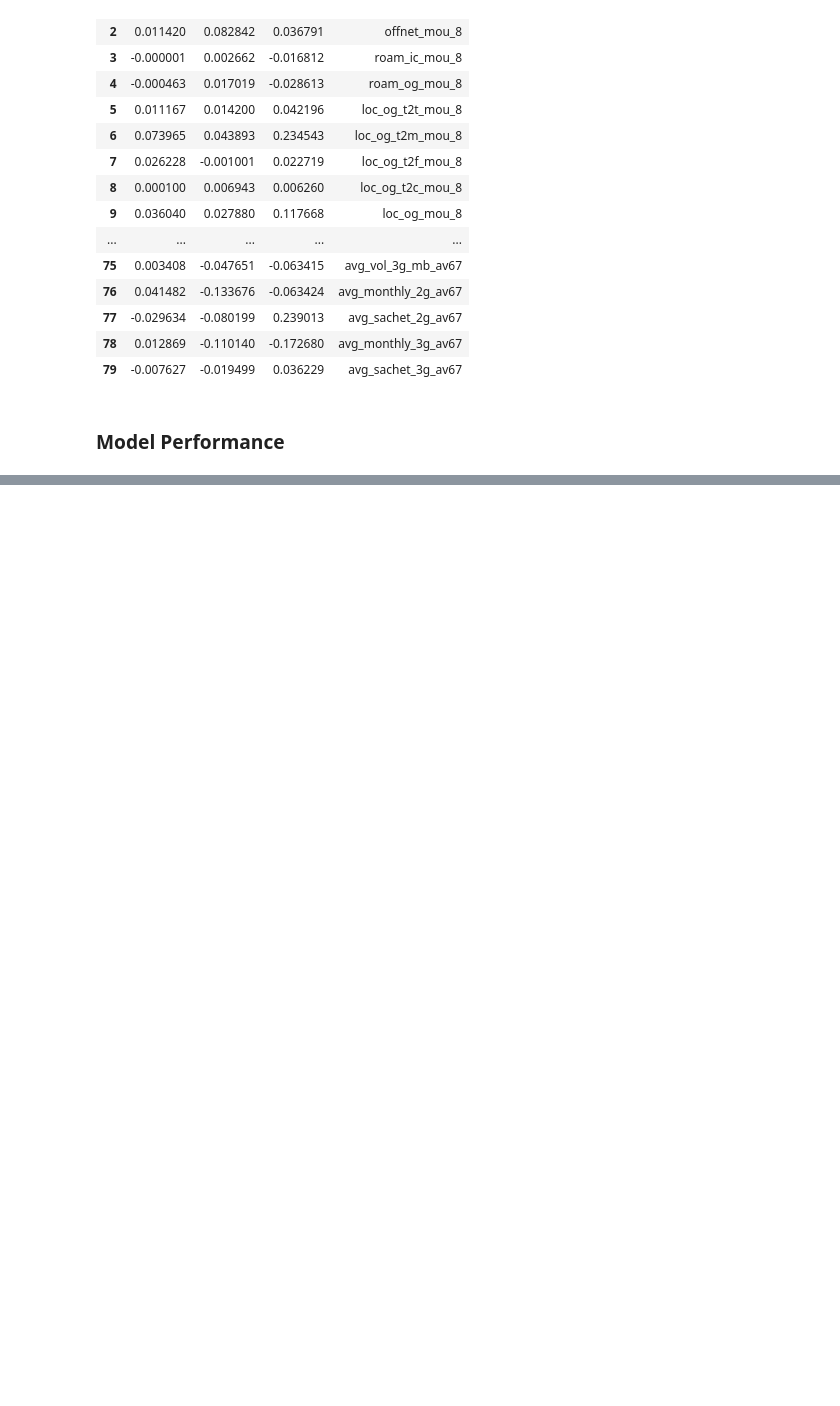
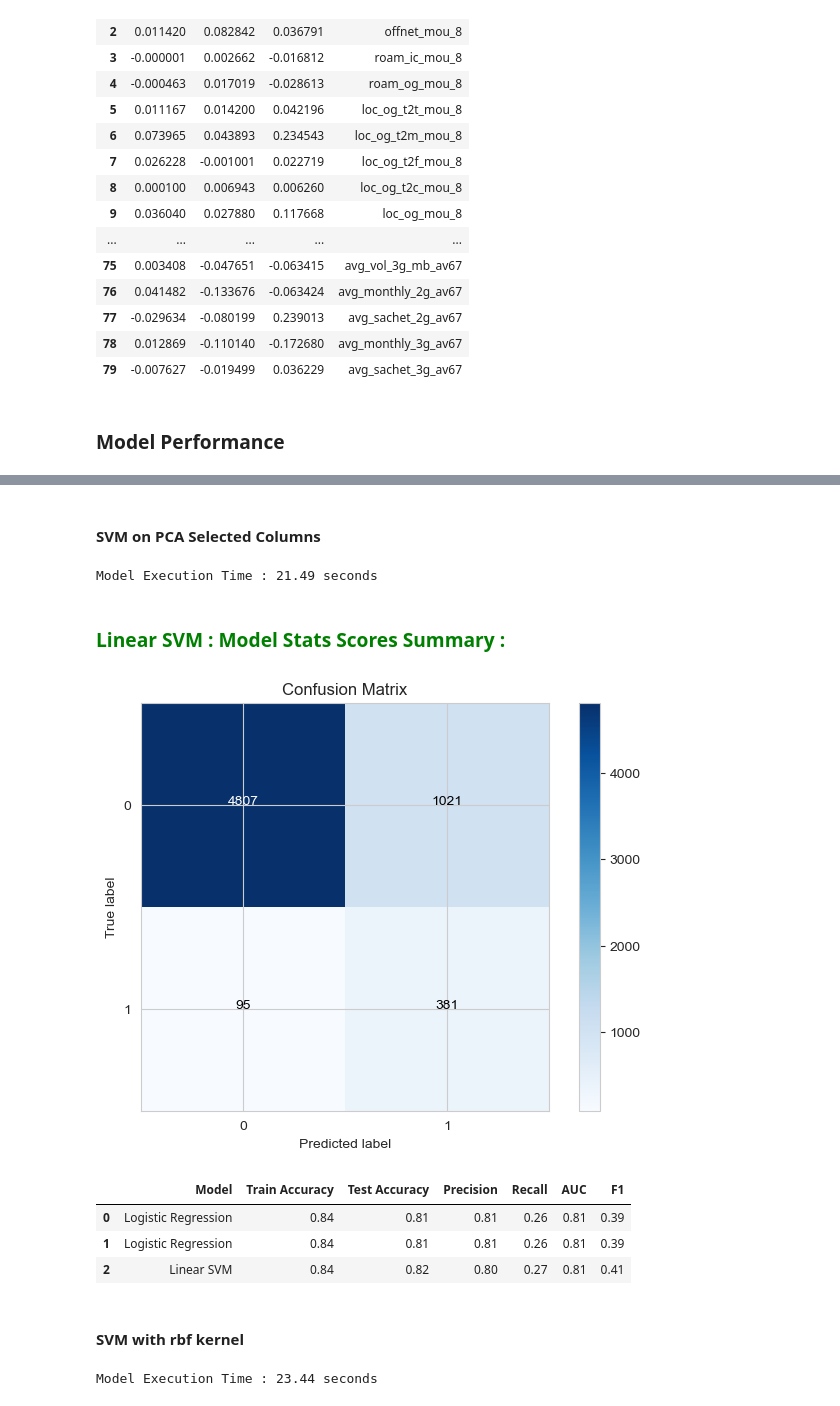
Before and after one commit to spidy95/TelecomCurnCaseStudy, a Jupyter notebook: Telecom_Churn_Case_Study.ipynb, the cells around one changed output, grey strips where cells are left out. Saved outputs shown, nothing was run; the diff lists cells and outputs as text; code cells hidden in the pictures; blank space fills up the shorter version.

```diff
--- a/Telecom_Churn_Case_Study.ipynb
+++ b/Telecom_Churn_Case_Study.ipynb
@@ -1332,0 +1363,2 @@ def get_model_performance(y_train, y_train_pred, y_test, y_test_pred , model_nam
+# %% [markdown]
+#### SVM on PCA Selected Columns
@@ -1332,0 +1368,31 @@ def get_model_performance(y_train, y_train_pred, y_test, y_test_pred , model_nam
+# %%
+start_time = time.time()
+model_L_SVM = svm.SVC(kernel="linear")
+model_L_SVM.fit(X_train_after_smothe_PCA,y_train_after_smothe)
+end_time = time.time()
+print("Model Execution Time : %s seconds " % round(end_time - start_time,2))
+# %% [output]
+Model Execution Time : 21.49 seconds
+# %%
+y_test_pred = model_L_SVM.predict(X_test_after_PCA)
+# %%
+y_train_pred = model_L_SVM.predict(X_train_after_smothe_PCA)
+# %%
+get_model_performance(y_train_after_smothe,y_train_pred,y_test,y_test_pred,"Linear SVM")
+# %% [output]
+ ### <span style='color:green'>Linear SVM : Model Stats Scores Summary : </span>
+[figure, added]
+|  | Model | Train Accuracy | Test Accuracy | Precision | Recall | AUC | F1 |
+| 0 | Logistic Regression | 0.84 | 0.81 | 0.81 | 0.26 | 0.81 | 0.39 |
+| 1 | Logistic Regression | 0.84 | 0.81 | 0.81 | 0.26 | 0.81 | 0.39 |
+| 2 | Linear SVM | 0.84 | 0.82 | 0.80 | 0.27 | 0.81 | 0.41 |
+# %% [markdown]
+#### SVM with rbf kernel
+# %%
+start_time = time.time()
+model_RBF_SVM = svm.SVC(kernel="rbf")
+model_RBF_SVM.fit(X_train_after_smothe_PCA,y_train_after_smothe)
+end_time = time.time()
+print("Model Execution Time : %s seconds " % round(end_time - start_time,2))
+# %% [output]
+Model Execution Time : 23.44 seconds
```
Also changed, not shown: parts of 72 cells of this notebook.
